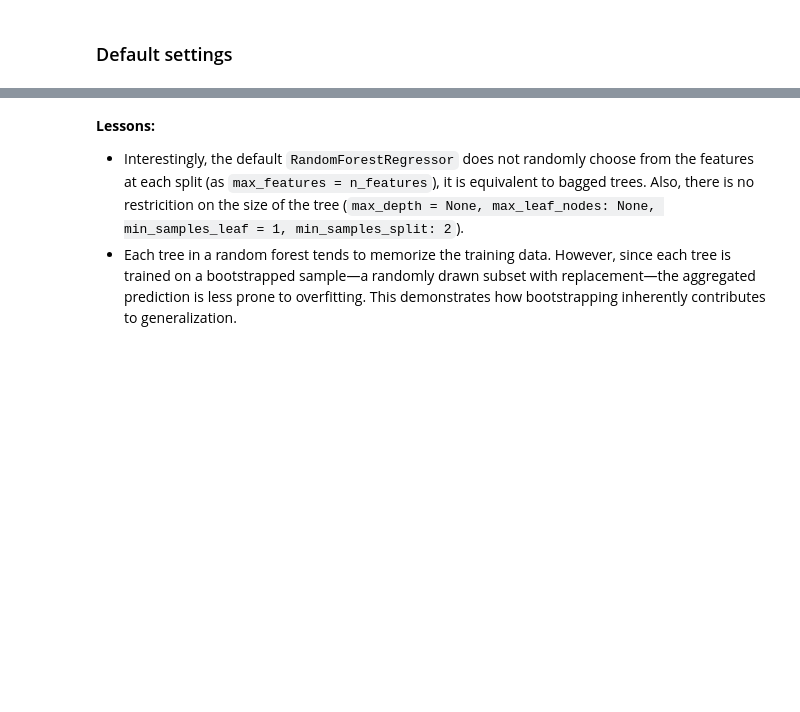
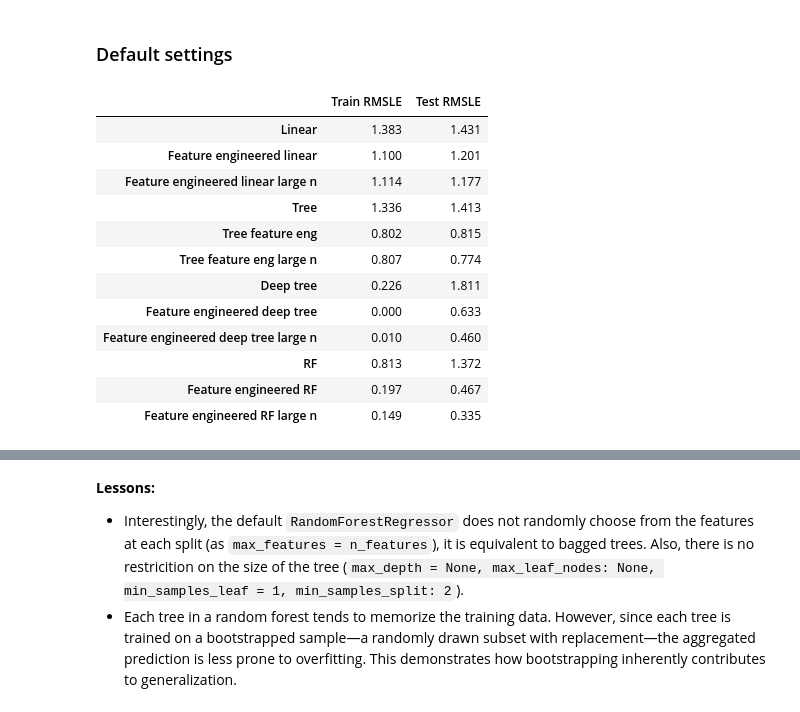
Before and after one commit to balintdecsi/ceu-ml, a Jupyter notebook: notebooks/class3B_bike_share_demand_tree.ipynb, the cells around one changed output, grey strips where cells are left out. Drawn from its saved outputs; the diff is of its cells as text; code cells hidden in the pictures; blank space fills up the shorter version.

```diff
--- a/notebooks/class3B_bike_share_demand_tree.ipynb
+++ b/notebooks/class3B_bike_share_demand_tree.ipynb
@@ -147,5 +160,18 @@ results.get_table()
 **TODO**: Estimate a tree model on all the datasets and evaluate their perfomance. Add the results to the `results` object by using its `add_model()` method.
 # %%
 # TBA
+pipe_tree = Pipeline([
+    ('tree', DecisionTreeRegressor(max_depth=3, random_state=prng))
+])
+models = ["Tree", "Tree feature eng", "Tree feature eng large n"]
+
+for model, (train_features, train_labels, test_features) in zip(models, datasets):
+
+    pipe_tree.fit(train_features, train_labels)
+
+    train_error = calculateRMSLE(pipe_tree.predict(train_features), train_labels)
+    test_error = calculateRMSLE(pipe_tree.predict(test_features), y_test)
+
+    results.add_model(model, train_error, test_error)
 
 results.get_table()
@@ -180,19 +227,33 @@ results.get_table()
 ### Default settings
 # %%
 # random forest
-pipe_rf = Pipeline([('random_forest', RandomForestRegressor(max_features=3))])
+pipe_rf = Pipeline([('random_forest', RandomForestRegressor())])
 
 models = ["RF", "Feature engineered RF", "Feature engineered RF large n"]
 
 for model, (train_features, train_labels, test_features) in zip(models, datasets):
 
     pipe_rf.fit(train_features, train_labels)
 
     train_error = calculateRMSLE(pipe_rf.predict(train_features), train_labels)
     test_error = calculateRMSLE(pipe_rf.predict(test_features), y_test)
 
     results.add_model(model, train_error, test_error)
 
 results.get_table()
+# %% [output]
+|  | Train RMSLE | Test RMSLE |
+| Linear | 1.383 | 1.431 |
+| Feature engineered linear | 1.100 | 1.201 |
+| Feature engineered linear large n | 1.114 | 1.177 |
+| Tree | 1.336 | 1.413 |
+| Tree feature eng | 0.802 | 0.815 |
+| Tree feature eng large n | 0.807 | 0.774 |
+| Deep tree | 0.226 | 1.811 |
+| Feature engineered deep tree | 0.000 | 0.633 |
+| Feature engineered deep tree large n | 0.010 | 0.460 |
+| RF | 0.813 | 1.372 |
+| Feature engineered RF | 0.197 | 0.467 |
+| Feature engineered RF large n | 0.149 | 0.335 |
 # %%
 pipe_rf['random_forest'].get_params()
```
Also changed, not shown: parts of 13 cells of this notebook, 2 other files.
